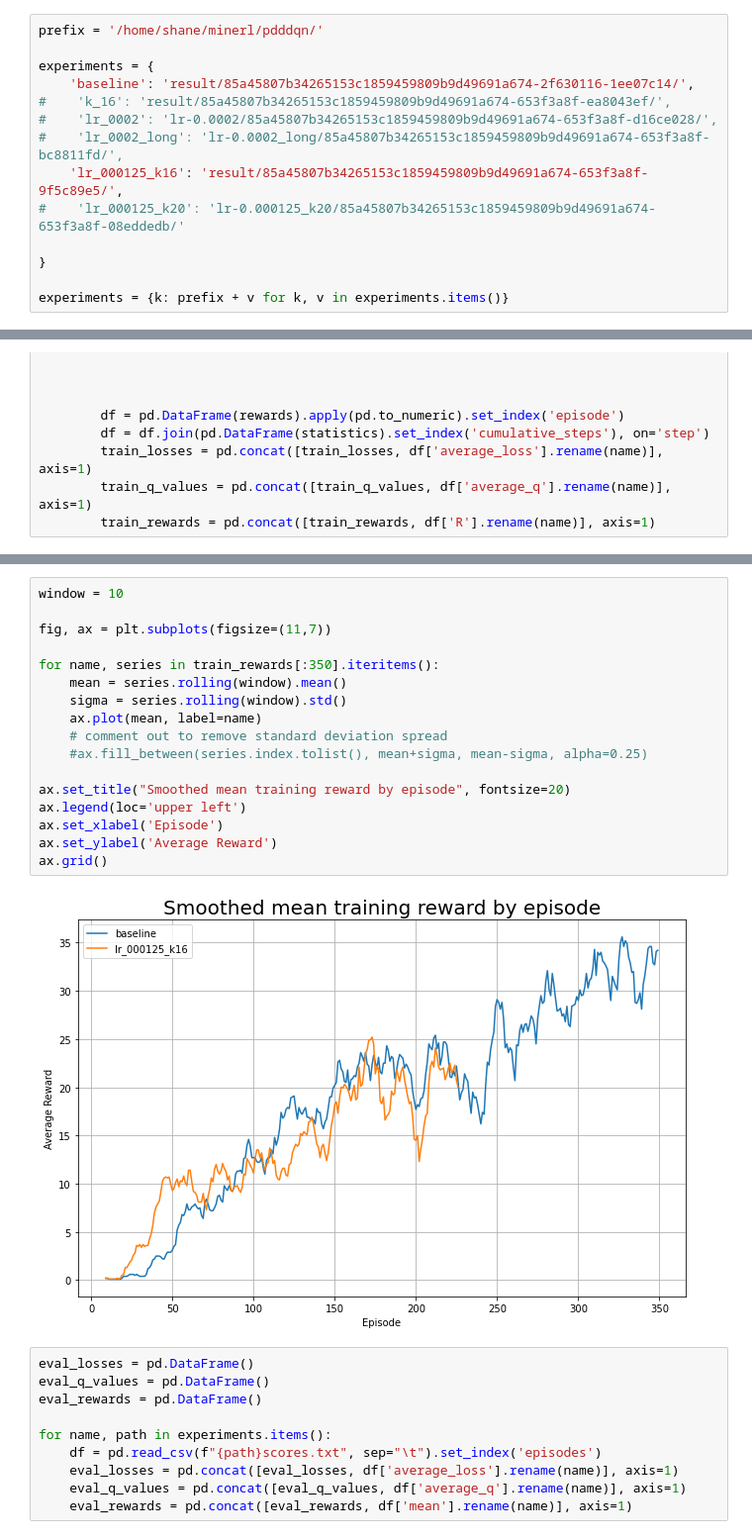
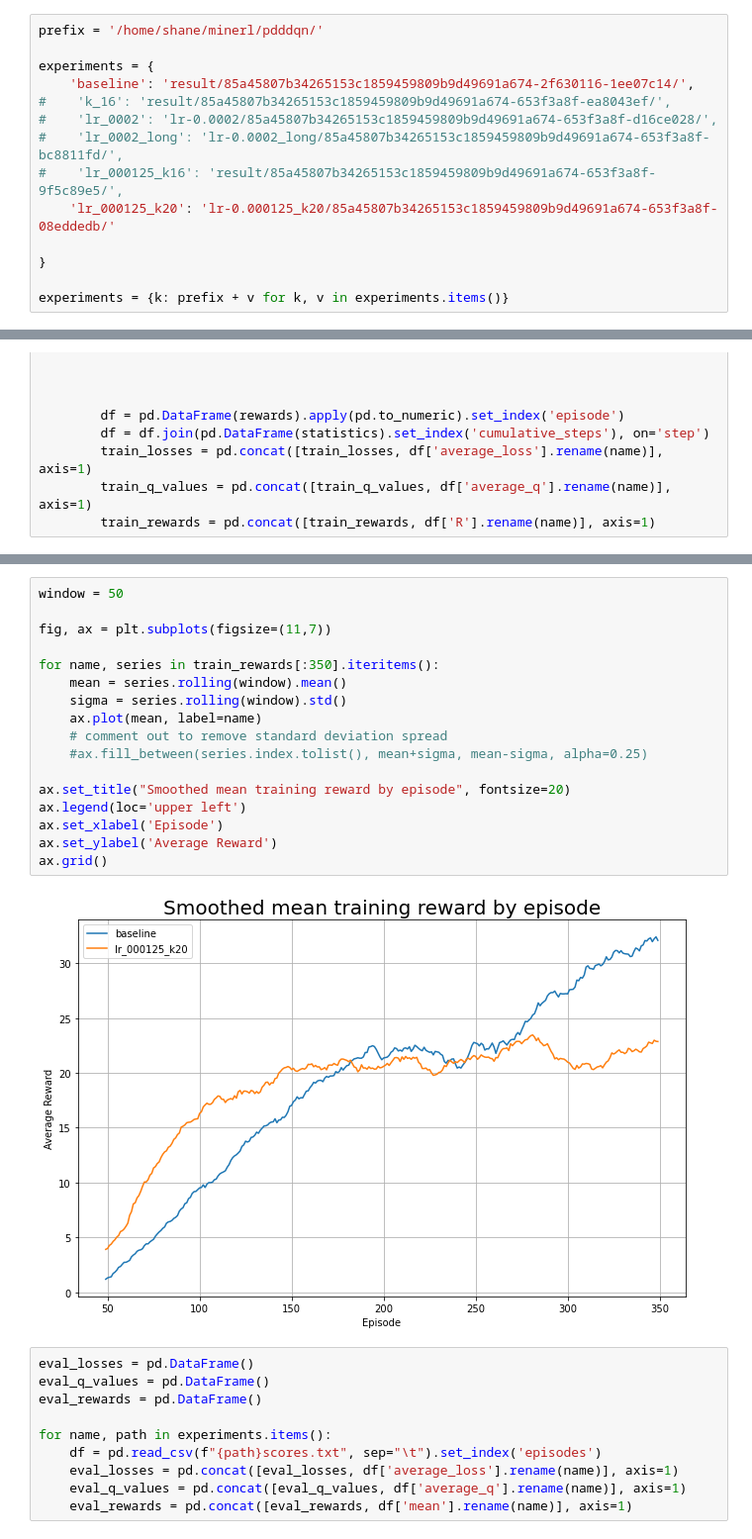
Before and after one commit to NiftyNico/DiamondsInTheRough, a Jupyter notebook: log_parser/20201203_sm_tuning.ipynb, the cells around one changed output, grey strips where cells are left out. Shown: that part at 99% size. Drawn from its saved outputs; the diff is of its cells as text.

```diff
--- a/log_parser/20201203_sm_tuning.ipynb
+++ b/log_parser/20201203_sm_tuning.ipynb
@@ -12,8 +12,8 @@ experiments = {
 #    'k_16': 'result/85a45807b34265153c1859459809b9d49691a674-653f3a8f-ea8043ef/',
 #    'lr_0002': 'lr-0.0002/85a45807b34265153c1859459809b9d49691a674-653f3a8f-d16ce028/',
 #    'lr_0002_long': 'lr-0.0002_long/85a45807b34265153c1859459809b9d49691a674-653f3a8f-bc8811fd/',
-    'lr_000125_k16': 'result/85a45807b34265153c1859459809b9d49691a674-653f3a8f-9f5c89e5/',
-#    'lr_000125_k20': 'lr-0.000125_k20/85a45807b34265153c1859459809b9d49691a674-653f3a8f-08eddedb/'
+#    'lr_000125_k16': 'result/85a45807b34265153c1859459809b9d49691a674-653f3a8f-9f5c89e5/',
+    'lr_000125_k20': 'lr-0.000125_k20/85a45807b34265153c1859459809b9d49691a674-653f3a8f-08eddedb/'
 
 }
 
@@ -91,22 +91,22 @@ ax.grid()
 # %%
-window = 10
+window = 50
 
 fig, ax = plt.subplots(figsize=(11,7))
 
 for name, series in train_rewards[:350].iteritems():
     mean = series.rolling(window).mean()
     sigma = series.rolling(window).std()
     ax.plot(mean, label=name)
     # comment out to remove standard deviation spread
     #ax.fill_between(series.index.tolist(), mean+sigma, mean-sigma, alpha=0.25)
 
 ax.set_title("Smoothed mean training reward by episode", fontsize=20)
 ax.legend(loc='upper left')
 ax.set_xlabel('Episode')
 ax.set_ylabel('Average Reward')
 ax.grid()
 # %% [output]
-[figure, old version]
+[figure, new version]
 # %%
 eval_losses = pd.DataFrame()
 eval_q_values = pd.DataFrame()
```
Also changed, not shown: parts of 7 cells of this notebook, 1 other file.
